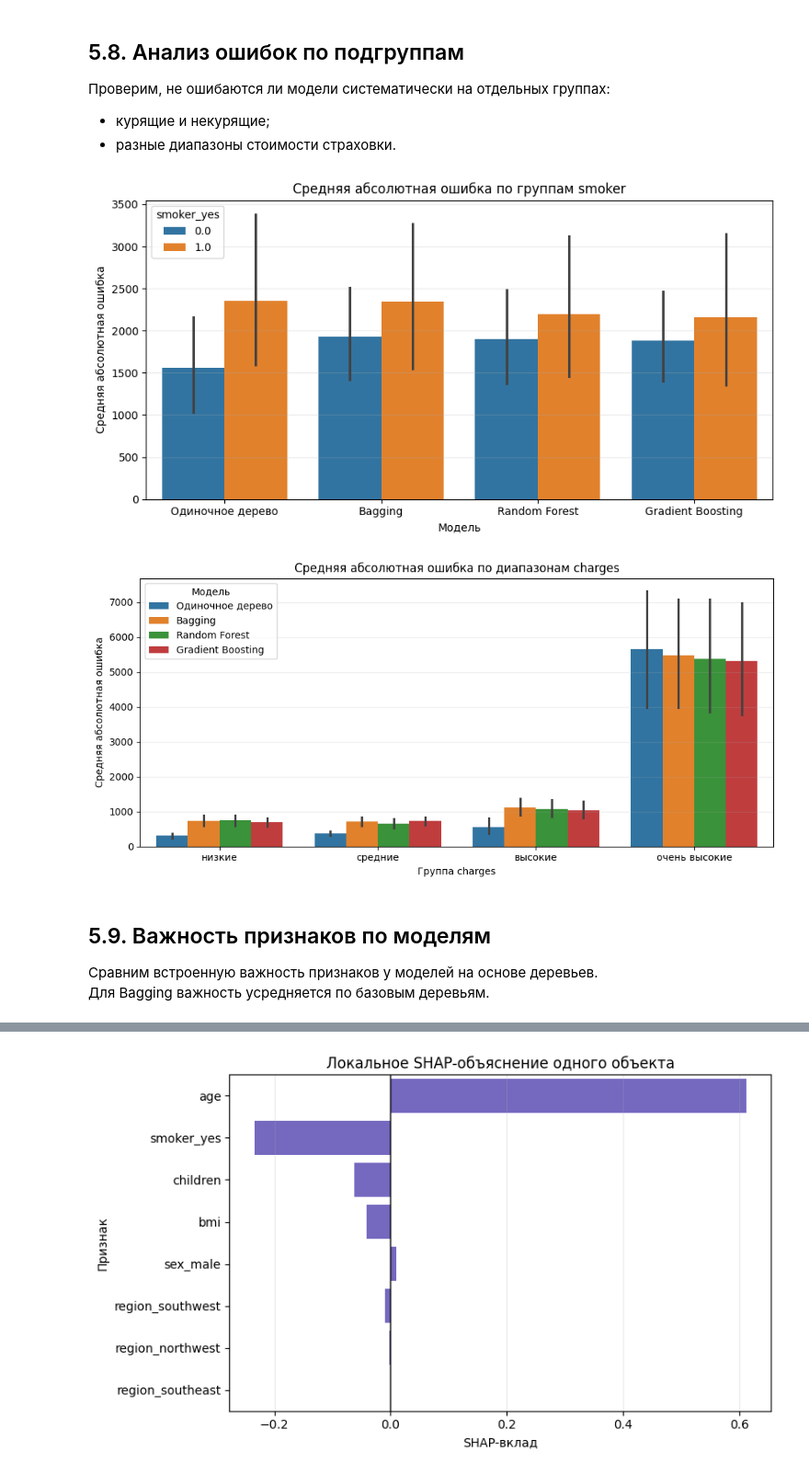
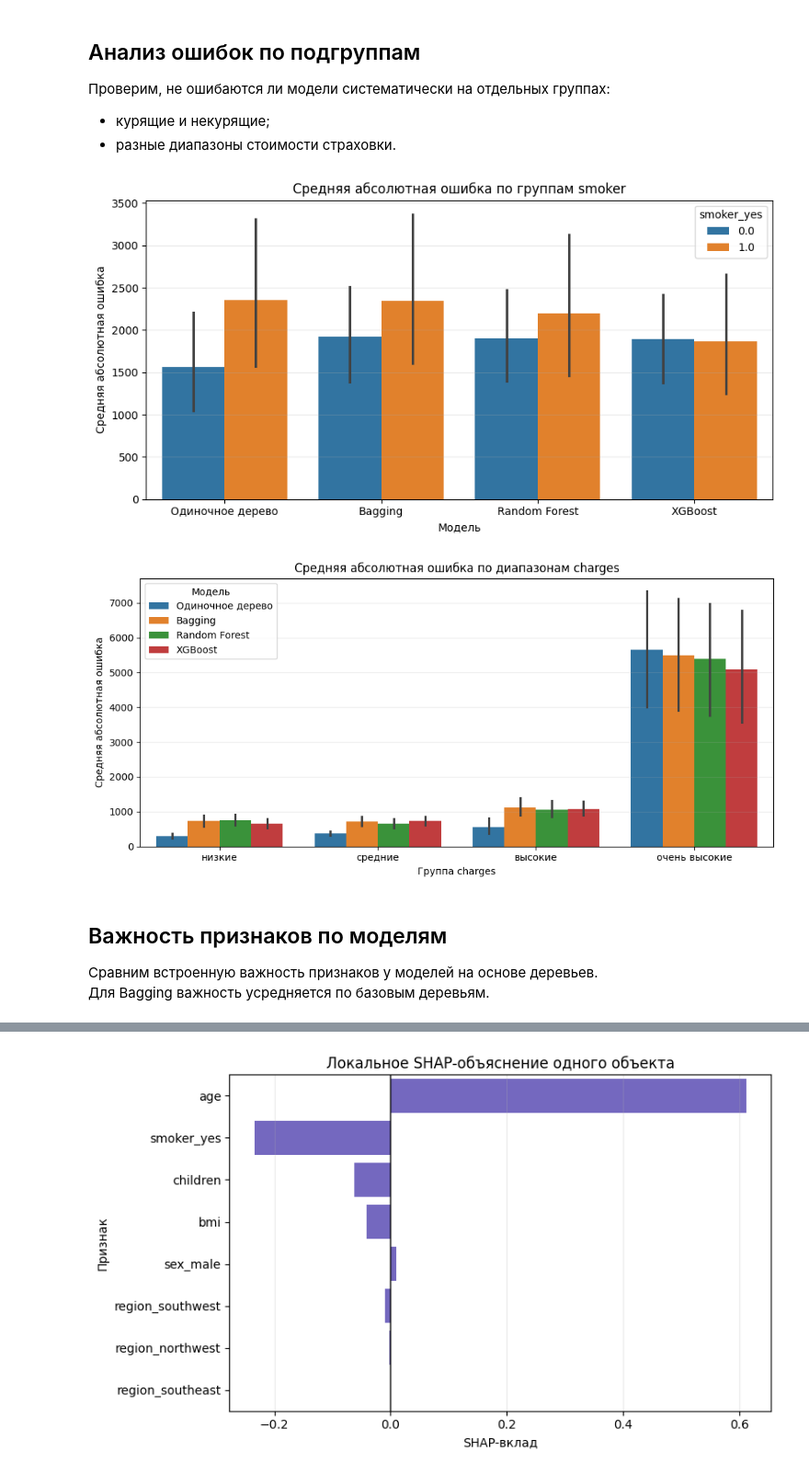
Before and after one commit to elena-kornaeva/Practice_DecisionTreeRegressor, a Jupyter notebook: notebooks/05_Comparison.ipynb, the cells around one changed output, grey strips where cells are left out. Shown at 92% size. Drawn from its saved outputs; the diff is of its cells as text; code cells hidden in the pictures.

```diff
--- a/notebooks/05_Comparison.ipynb
+++ b/notebooks/05_Comparison.ipynb
@@ -66,7 +66,7 @@ models = {
     'Одиночное дерево': joblib.load(models_dir / 'decision_tree_gridsearch_model.pkl'),
     'Bagging': joblib.load(models_dir / 'bagging_gridsearch_model.pkl'),
     'Random Forest': joblib.load(models_dir / 'random_forest_gridsearch_model.pkl'),
-    'Gradient Boosting': joblib.load(models_dir / 'gradient_boosting_randomized_search_model.pkl')
+    'XGBoost': joblib.load(models_dir / 'xgboost_randomized_search_model.pkl')
 }
 
 print('Train:', X_train.shape)
@@ -323,5 +323,5 @@ plt.show()
 # %% [markdown]
-## 5.8. Анализ ошибок по подгруппам
+## Анализ ошибок по подгруппам
 
 Проверим, не ошибаются ли модели систематически на отдельных группах:
 
@@ -343,37 +343,38 @@ for model_name, y_pred_log in prediction_results.items():
     temp = pd.DataFrame({
         'Модель': model_name,
         'Абсолютная ошибка': abs_error,
         'smoker_yes': test_groups['smoker_yes'].values,
         'Группа charges': test_groups['charges_group'].values
     })
     subgroup_rows.append(temp)
 
 subgroup_errors_df = pd.concat(subgroup_rows, ignore_index=True)
+subgroup_errors_df.to_csv(reports_dir / 'comparison_subgroup_errors.csv', index=False, encoding='utf-8')
 
 plt.figure(figsize=(9, 4.8))
 sns.barplot(data=subgroup_errors_df, x='Модель', y='Абсолютная ошибка', hue='smoker_yes')
 plt.title('Средняя абсолютная ошибка по группам smoker')
 plt.xlabel('Модель')
 plt.ylabel('Средняя абсолютная ошибка')
 plt.grid(axis='y', alpha=0.25)
 plt.tight_layout()
 plt.savefig(figures_dir / 'comparison_errors_by_smoker.png', dpi=200, bbox_inches='tight')
 plt.show()
 
 plt.figure(figsize=(10, 4.8))
 sns.barplot(data=subgroup_errors_df, x='Группа charges', y='Абсолютная ошибка', hue='Модель')
 plt.title('Средняя абсолютная ошибка по диапазонам charges')
 plt.xlabel('Группа charges')
 plt.ylabel('Средняя абсолютная ошибка')
 plt.grid(axis='y', alpha=0.25)
 plt.tight_layout()
 plt.savefig(figures_dir / 'comparison_errors_by_charge_group.png', dpi=200, bbox_inches='tight')
 plt.show()
 # %% [output]
-[figure, old version]
+[figure, new version]
-[figure, old version]
+[figure, new version]
 # %% [markdown]
-## 5.9. Важность признаков по моделям
+## Важность признаков по моделям
 
 Сравним встроенную важность признаков у моделей на основе деревьев.
 Для Bagging важность усредняется по базовым деревьям.
```
Also changed, not shown: parts of 19 cells of this notebook, 49 other files.
